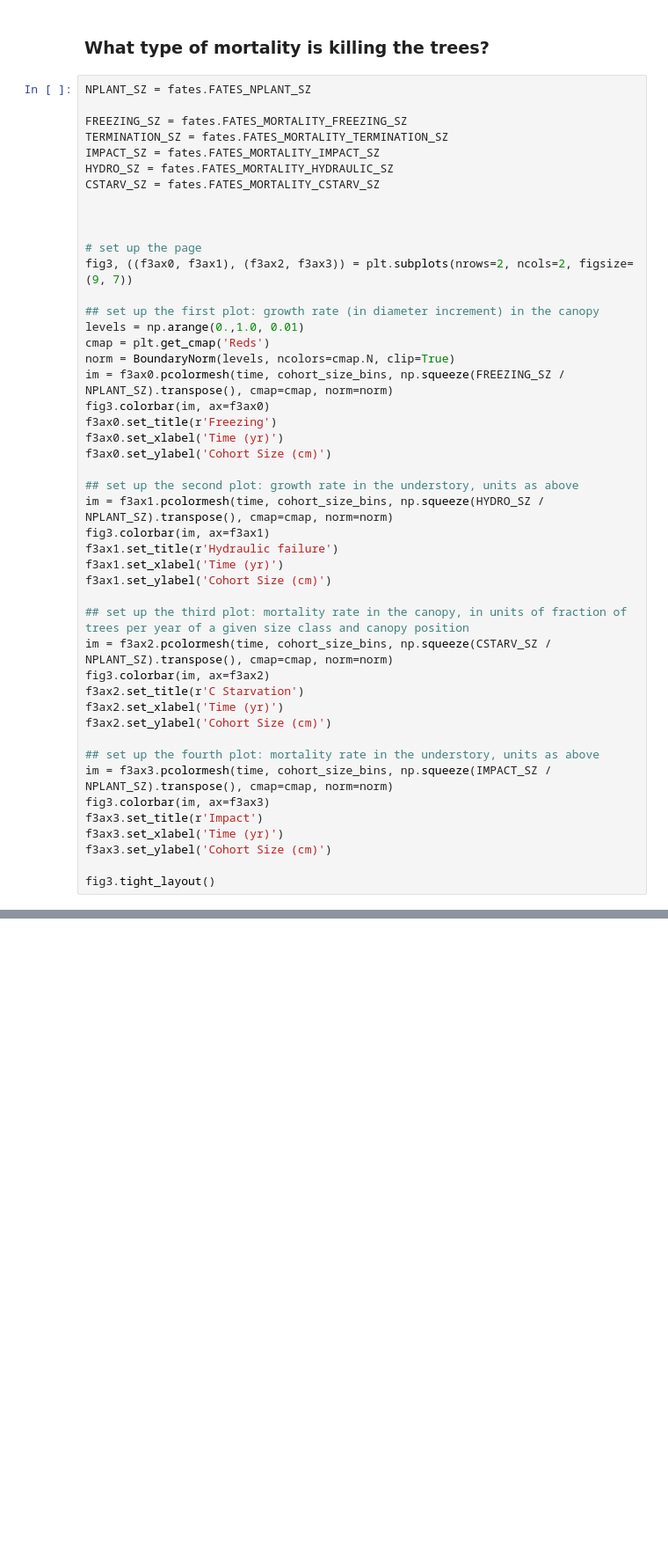
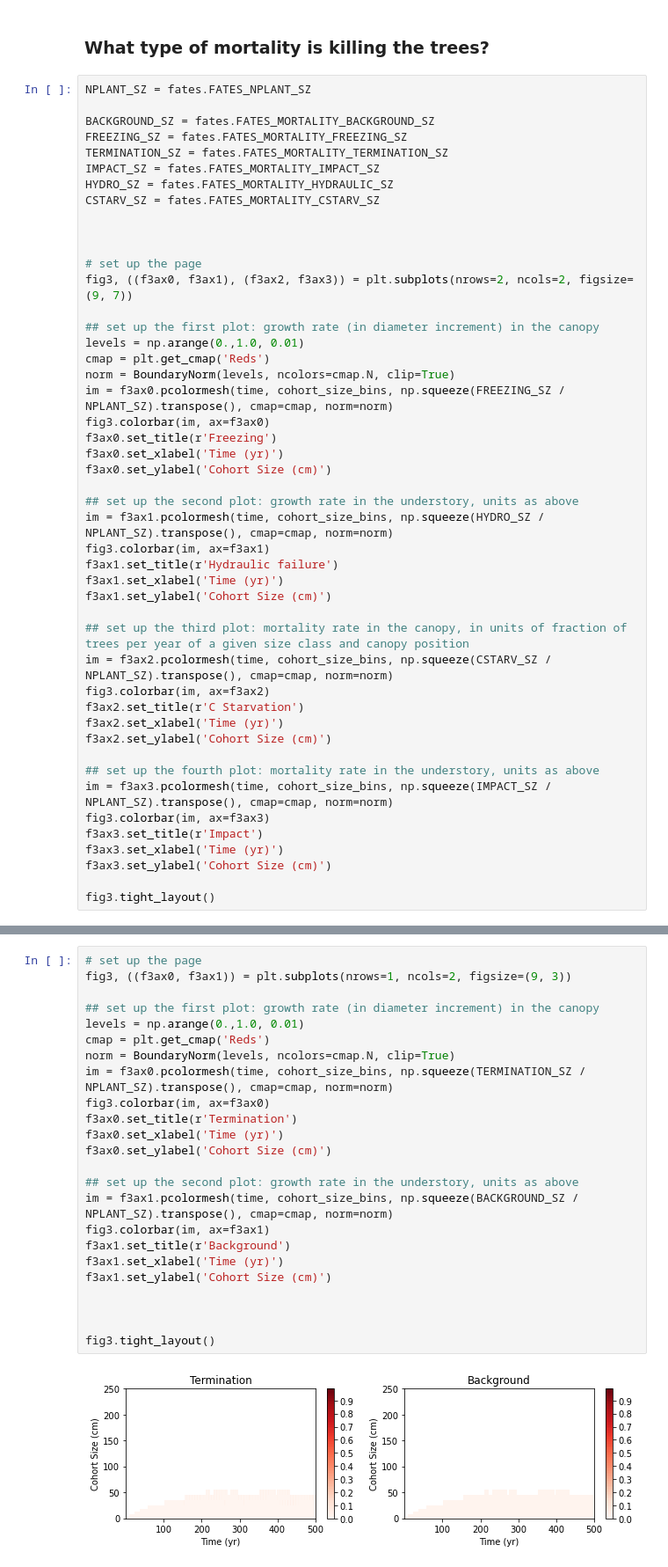
Before and after one commit to JessicaNeedham/FATES-MRV, a Jupyter notebook: postproc/Uncalibrated_PA.ipynb, the cells around one changed output, grey strips where cells are left out. Shown at 88% size. Drawn from its saved outputs; the diff is of its cells as text; blank space fills up the shorter version.

Commit message:
update initial plotting script

```diff
--- a/postproc/Uncalibrated_PA.ipynb
+++ b/postproc/Uncalibrated_PA.ipynb
@@ -223,6 +223,7 @@ f1ax1.legend(prop={'size':12})
 # %%
 NPLANT_SZ = fates.FATES_NPLANT_SZ
 
+BACKGROUND_SZ = fates.FATES_MORTALITY_BACKGROUND_SZ
 FREEZING_SZ = fates.FATES_MORTALITY_FREEZING_SZ
 TERMINATION_SZ = fates.FATES_MORTALITY_TERMINATION_SZ
 IMPACT_SZ = fates.FATES_MORTALITY_IMPACT_SZ
@@ -268,3 +269,29 @@ f3ax3.set_ylabel('Cohort Size (cm)')
 fig3.tight_layout()
 # %% [output]
 [figure]
+# %%
+# set up the page
+fig3, ((f3ax0, f3ax1)) = plt.subplots(nrows=1, ncols=2, figsize=(9, 3))
+
+## set up the first plot: growth rate (in diameter increment) in the canopy
+levels = np.arange(0.,1.0, 0.01)
+cmap = plt.get_cmap('Reds')
+norm = BoundaryNorm(levels, ncolors=cmap.N, clip=True)
+im = f3ax0.pcolormesh(time, cohort_size_bins, np.squeeze(TERMINATION_SZ / NPLANT_SZ).transpose(), cmap=cmap, norm=norm)
+fig3.colorbar(im, ax=f3ax0)
+f3ax0.set_title(r'Termination')
+f3ax0.set_xlabel('Time (yr)')
+f3ax0.set_ylabel('Cohort Size (cm)')
+
+## set up the second plot: growth rate in the understory, units as above
+im = f3ax1.pcolormesh(time, cohort_size_bins, np.squeeze(BACKGROUND_SZ / NPLANT_SZ).transpose(), cmap=cmap, norm=norm)
+fig3.colorbar(im, ax=f3ax1)
+f3ax1.set_title(r'Background')
+f3ax1.set_xlabel('Time (yr)')
+f3ax1.set_ylabel('Cohort Size (cm)')
+
+
+
+fig3.tight_layout()
+# %% [output]
+[figure, added]
```
